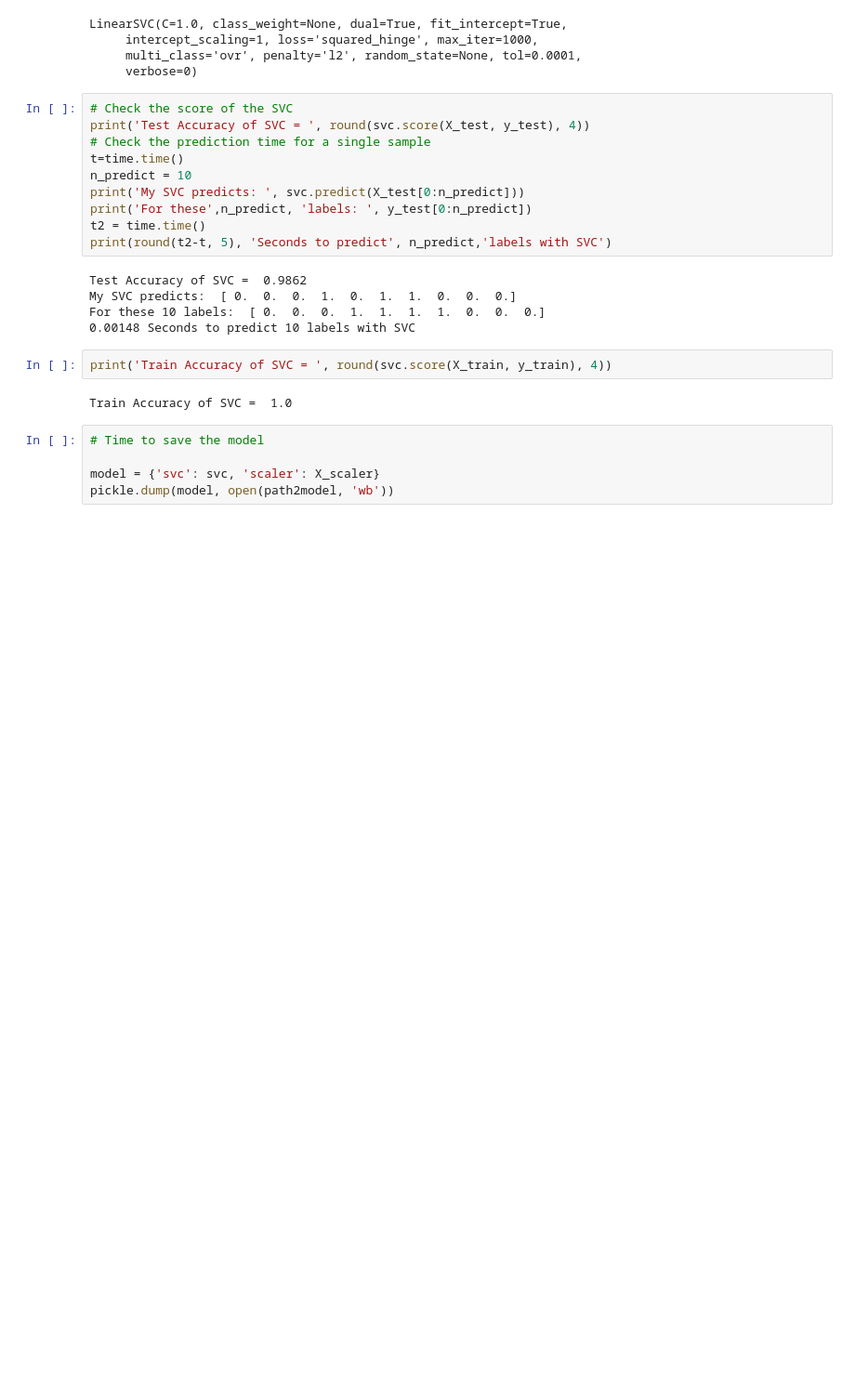
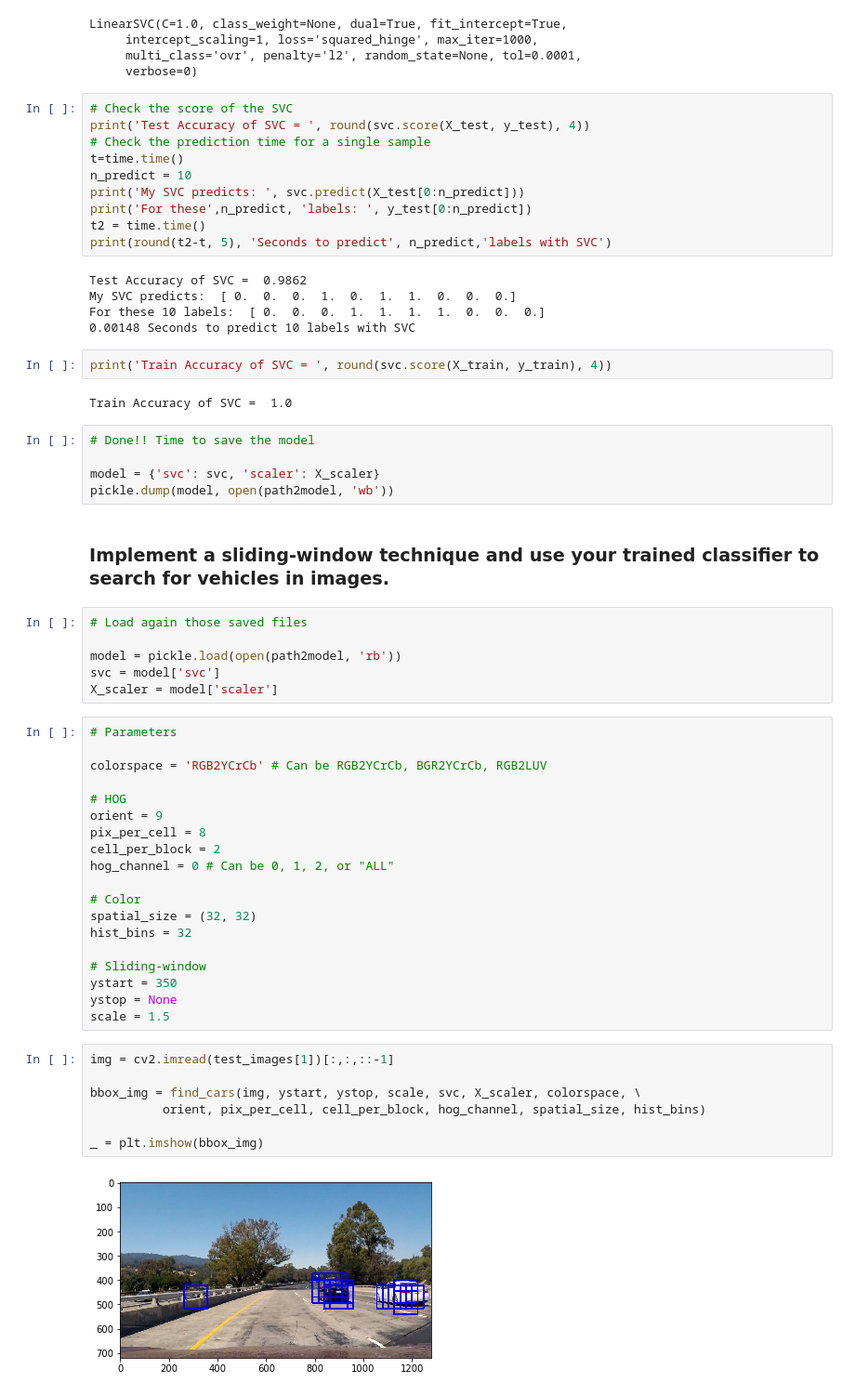
Before and after one commit to ricgu8086/CarND-Vehicle-Detection, a Jupyter notebook: main.ipynb, the cells around one changed output. Shown at 93% size. Cells and saved outputs as stored; diff of their text form; blank space fills up the shorter version.

Commit message:
Sliding window done.

```diff
--- a/main.ipynb
+++ b/main.ipynb
@@ -183,7 +183,43 @@ print('Train Accuracy of SVC = ', round(svc.score(X_train, y_train), 4))
 # %% [output]
 Train Accuracy of SVC =  1.0
 # %%
-# Time to save the model
+# Done!! Time to save the model
 
 model = {'svc': svc, 'scaler': X_scaler}
 pickle.dump(model, open(path2model, 'wb'))
+# %% [markdown]
+### Implement a sliding-window technique and use your trained classifier to search for vehicles in images.
+# %%
+# Load again those saved files
+
+model = pickle.load(open(path2model, 'rb'))
+svc = model['svc']
+X_scaler = model['scaler']
+# %%
+# Parameters
+
+colorspace = 'RGB2YCrCb' # Can be RGB2YCrCb, BGR2YCrCb, RGB2LUV
+
+# HOG
+orient = 9
+pix_per_cell = 8
+cell_per_block = 2
+hog_channel = 0 # Can be 0, 1, 2, or "ALL"
+
+# Color
+spatial_size = (32, 32)
+hist_bins = 32
+
+# Sliding-window
+ystart = 350
+ystop = None
+scale = 1.5
+# %%
+img = cv2.imread(test_images[1])[:,:,::-1]
+
+bbox_img = find_cars(img, ystart, ystop, scale, svc, X_scaler, colorspace, \
+          orient, pix_per_cell, cell_per_block, hog_channel, spatial_size, hist_bins)
+
+_ = plt.imshow(bbox_img)
+# %% [output]
+[figure, added]
```
Also changed, not shown: parts of 3 cells of this notebook, 1 other file.
